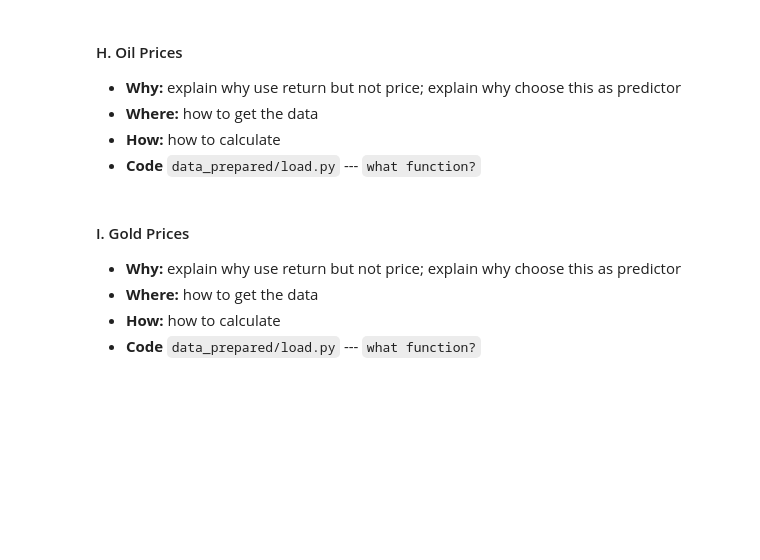
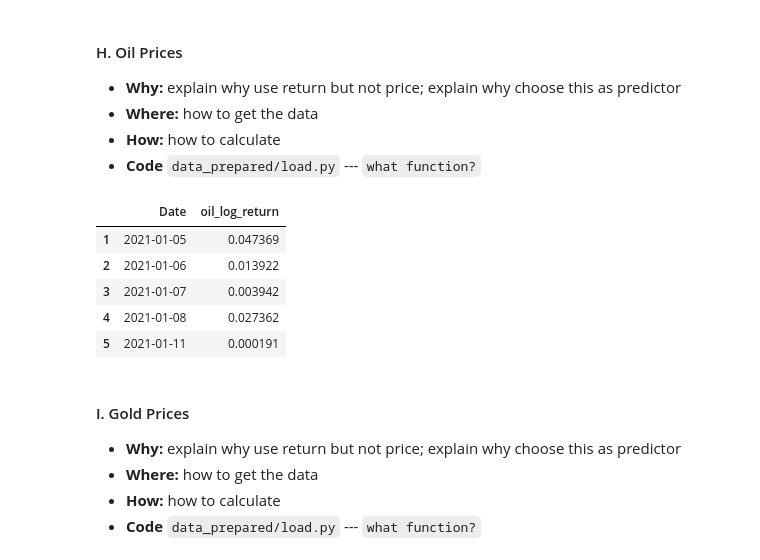
Before and after one commit to CynthiaShiyue/IDS789-Financial-Model-Project, a Jupyter notebook: final_report.ipynb, the cells around one changed output. Drawn from its saved outputs; the diff is of its cells as text; code cells hidden in the pictures; blank space fills up the shorter version.

```diff
--- a/final_report.ipynb
+++ b/final_report.ipynb
@@ -111,6 +111,18 @@ UBS_trading_volume_df.head(5)
 * **Where:** how to get the data
 * **How:**  how to calculate
 * **Code** `data_prepared/load.py`  --- `what function?`
+# %%
+from data_prepared.load import load_oil_prices
+
+UBS_oil_prices_df = load_oil_prices(file_path="data/CL=F.csv")
+UBS_oil_prices_df.head(5)
+# %% [output]
+|  | Date | oil_log_return |
+| 1 | 2021-01-05 | 0.047369 |
+| 2 | 2021-01-06 | 0.013922 |
+| 3 | 2021-01-07 | 0.003942 |
+| 4 | 2021-01-08 | 0.027362 |
+| 5 | 2021-01-11 | 0.000191 |
 # %% [markdown]
 #### I. Gold Prices
 * **Why:**  explain why use return but not price; explain why choose this as predictor
```
Also changed, not shown: parts of 2 cells of this notebook, 2 other files.
